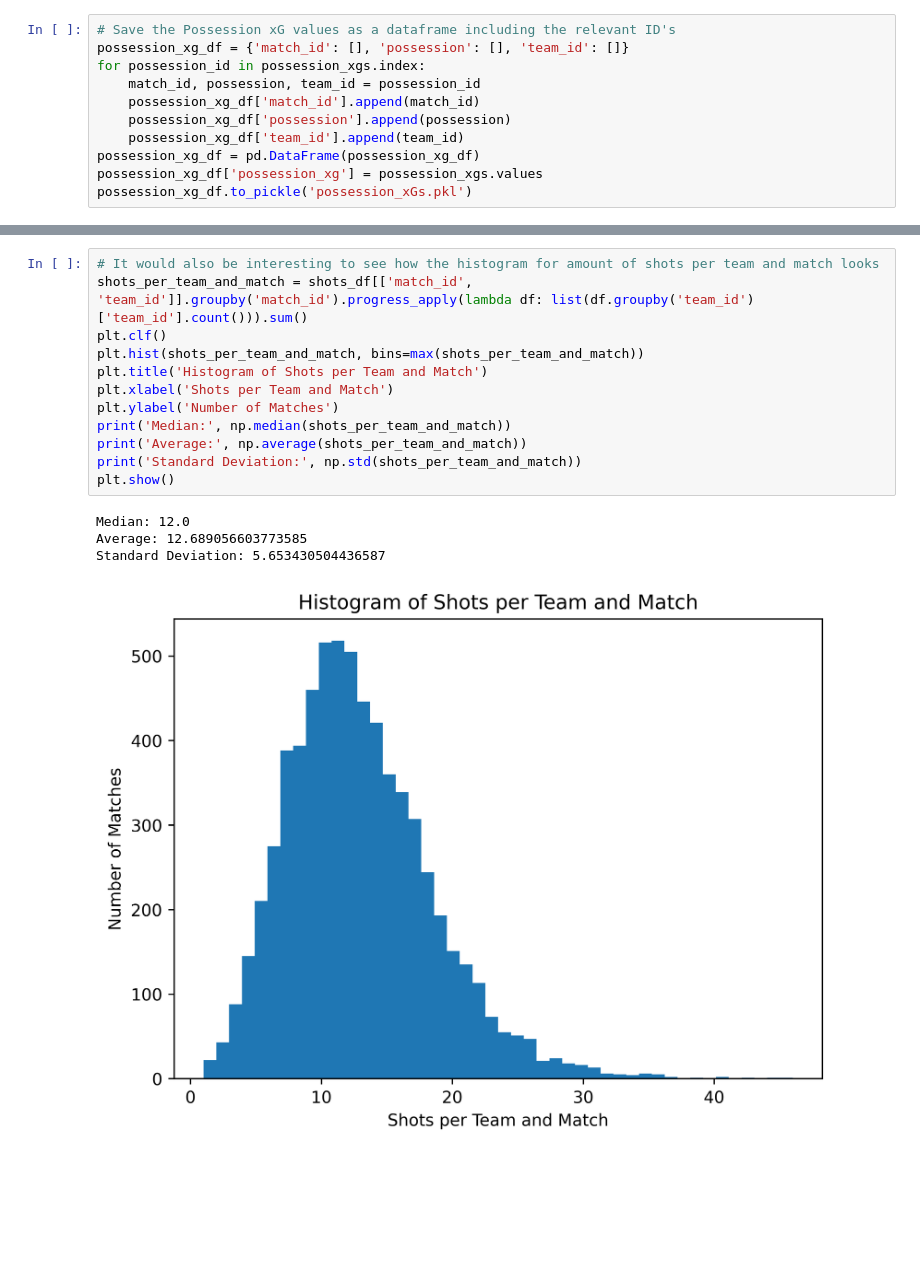
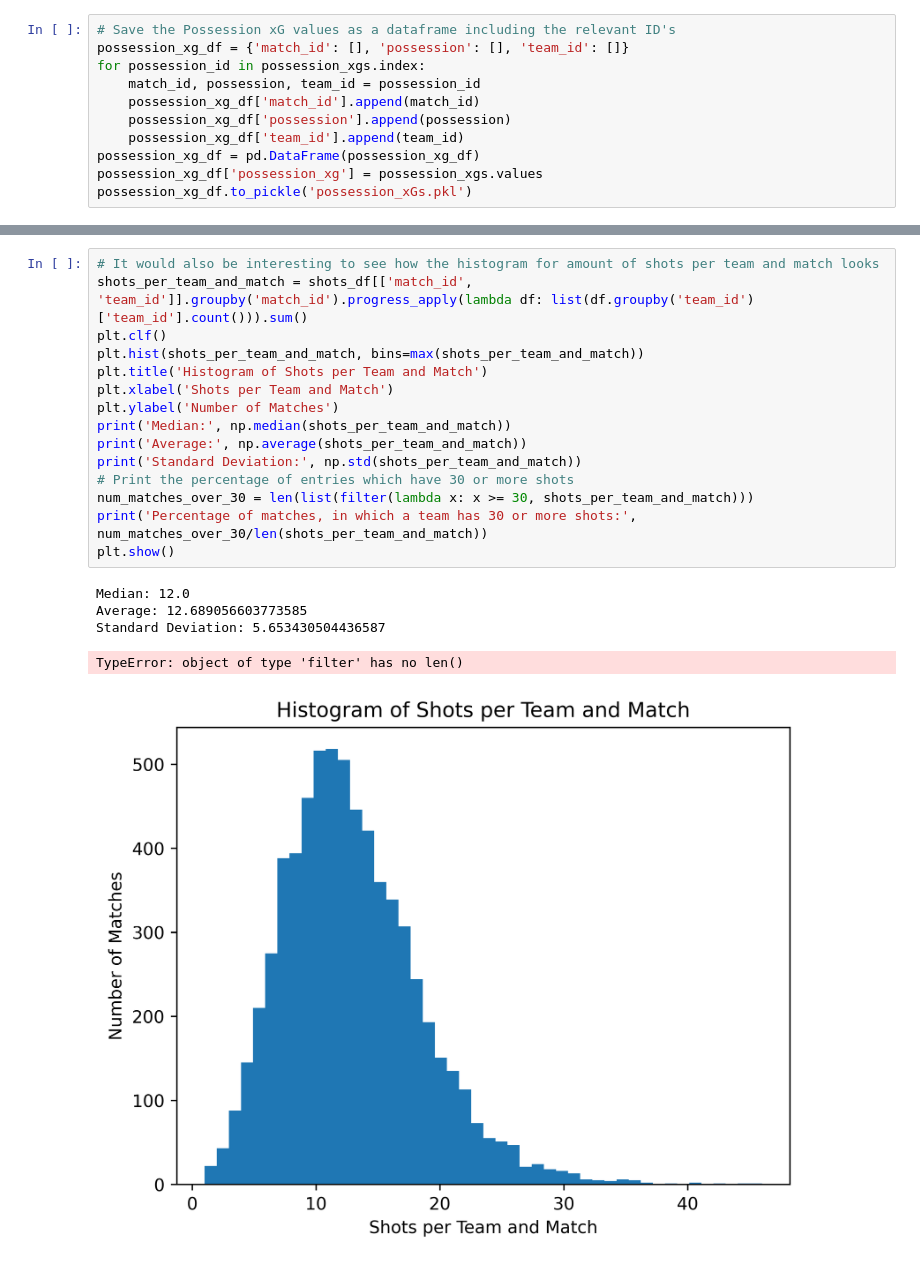
Before and after one commit to StrikerBadger/bachelor-thesis, a Jupyter notebook: empirical_analysis.ipynb, the cells around one changed output, grey strips where cells are left out. Cells and saved outputs as stored; diff of their text form; blank space fills up the shorter version.

```diff
--- a/empirical_analysis.ipynb
+++ b/empirical_analysis.ipynb
@@ -173,17 +173,21 @@ Median: 11.0
 # %%
 # It would also be interesting to see how the histogram for amount of shots per team and match looks
 shots_per_team_and_match = shots_df[['match_id', 'team_id']].groupby('match_id').progress_apply(lambda df: list(df.groupby('team_id')['team_id'].count())).sum()
 plt.clf()
 plt.hist(shots_per_team_and_match, bins=max(shots_per_team_and_match))
 plt.title('Histogram of Shots per Team and Match')
 plt.xlabel('Shots per Team and Match')
 plt.ylabel('Number of Matches')
 print('Median:', np.median(shots_per_team_and_match))
 print('Average:', np.average(shots_per_team_and_match))
 print('Standard Deviation:', np.std(shots_per_team_and_match))
+# Print the percentage of entries which have 30 or more shots
+num_matches_over_30 = len(list(filter(lambda x: x >= 30, shots_per_team_and_match)))
+print('Percentage of matches, in which a team has 30 or more shots:', num_matches_over_30/len(shots_per_team_and_match))
 plt.show()
 # %% [output]
 Median: 12.0
 Average: 12.689056603773585
 Standard Deviation: 5.653430504436587
+TypeError: object of type 'filter' has no len()
-[figure, old version]
+[figure, new version]
```
Also changed, not shown: parts of 3 cells of this notebook.
